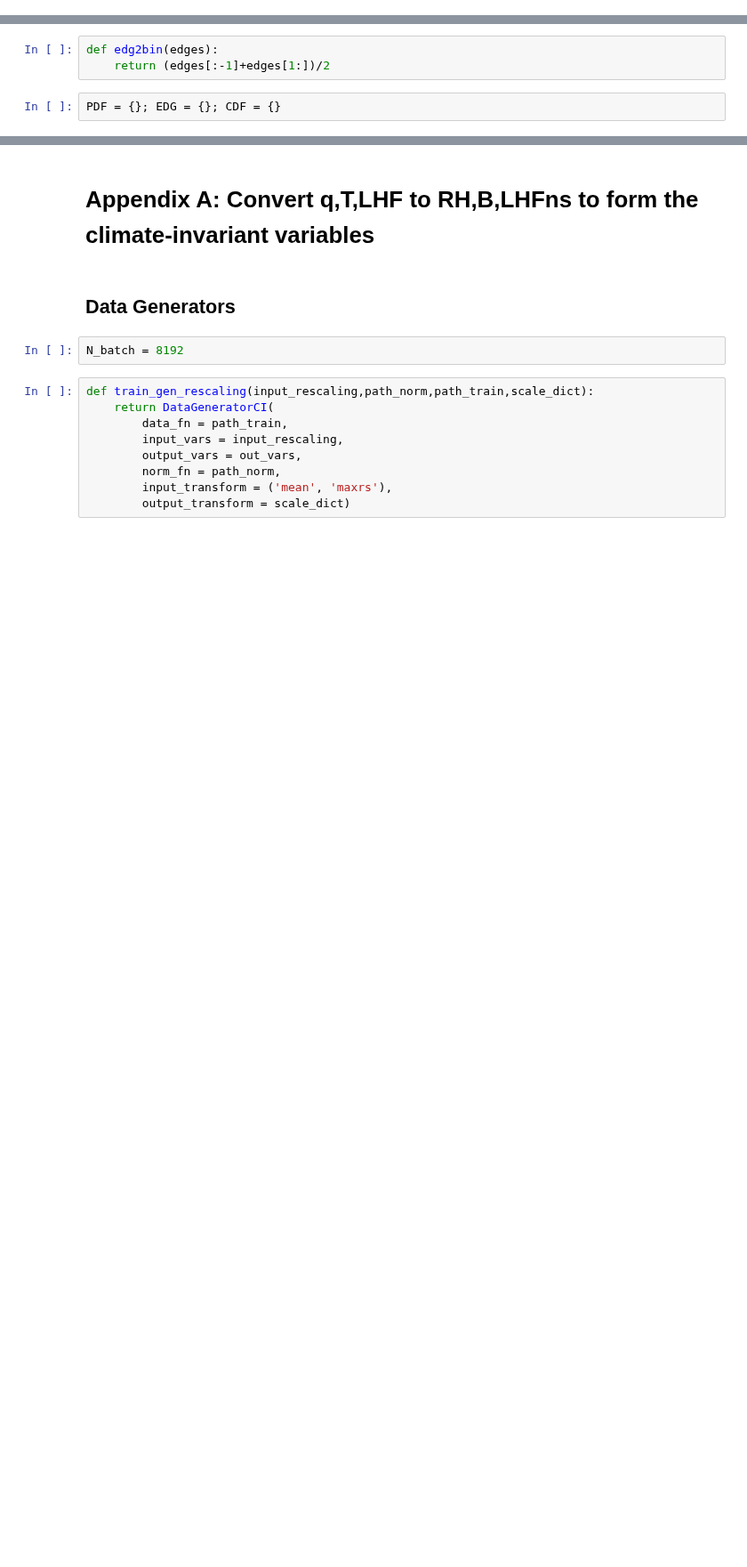
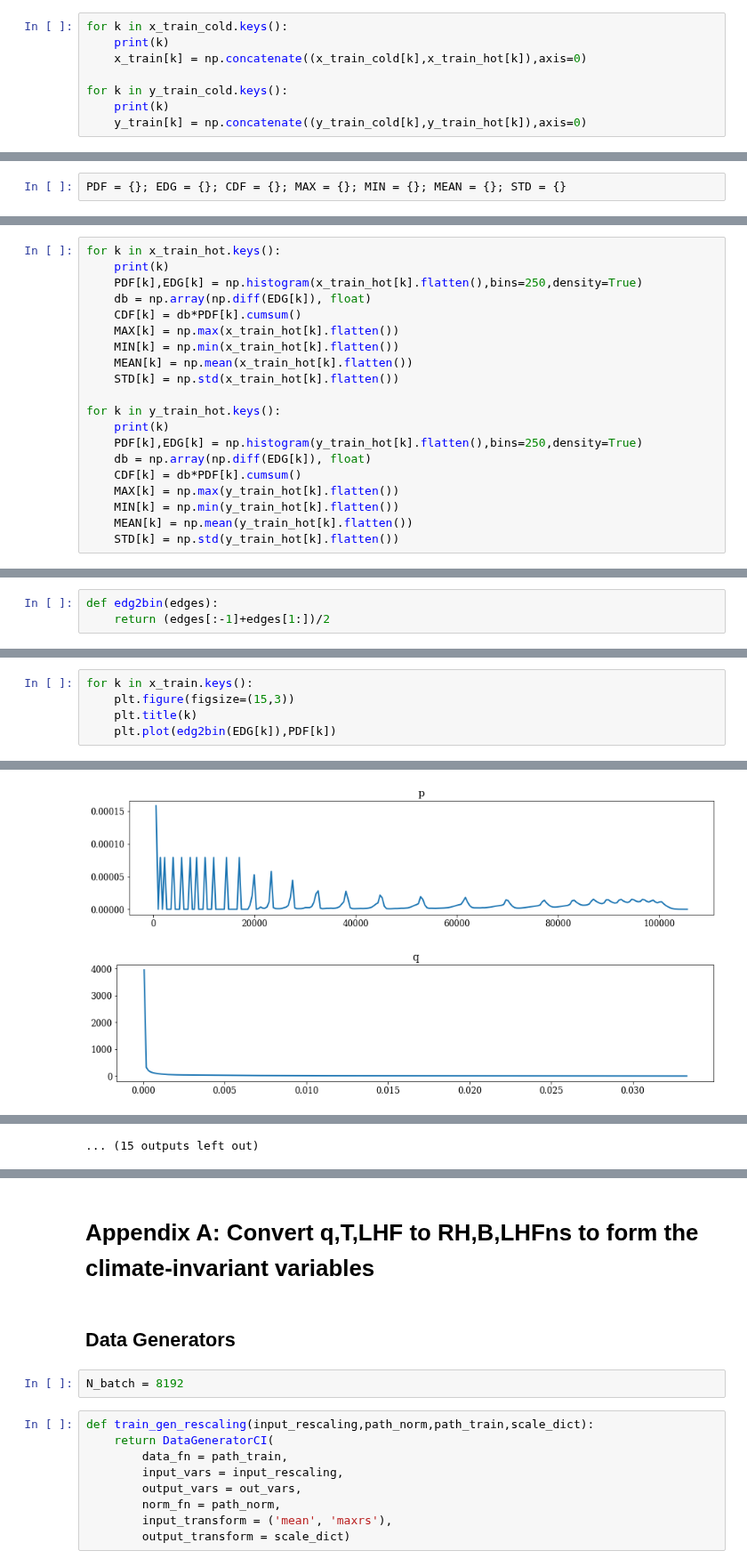
Before and after one commit to BradleyStanleyClamp/CBRAIN-CAM-MLINV, a Jupyter notebook: notebooks/tbeucler_devlog/098_Earth_Like_Equation_Discovery.ipynb, the cells around one changed output, grey strips where cells are left out. Shown at 89% size. Saved outputs shown, nothing was run; the diff lists cells and outputs as text; blank space fills up the shorter version.

```diff
--- a/notebooks/tbeucler_devlog/098_Earth_Like_Equation_Discovery.ipynb
+++ b/notebooks/tbeucler_devlog/098_Earth_Like_Equation_Discovery.ipynb
@@ -137,0 +181,8 @@ combin_keys = np.concatenate((scalar_keys,vector_keys))
+# %%
+for k in x_train_cold.keys():
+    print(k)
+    x_train[k] = np.concatenate((x_train_cold[k],x_train_hot[k]),axis=0)
+
+for k in y_train_cold.keys():
+    print(k)
+    y_train[k] = np.concatenate((y_train_cold[k],y_train_hot[k]),axis=0)
@@ -137,0 +207,2 @@ combin_keys = np.concatenate((scalar_keys,vector_keys))
+# %%
+PDF = {}; EDG = {}; CDF = {}; MAX = {}; MIN = {}; MEAN = {}; STD = {}
@@ -137,0 +291,20 @@ combin_keys = np.concatenate((scalar_keys,vector_keys))
+# %%
+for k in x_train_hot.keys():
+    print(k)
+    PDF[k],EDG[k] = np.histogram(x_train_hot[k].flatten(),bins=250,density=True)
+    db = np.array(np.diff(EDG[k]), float)
+    CDF[k] = db*PDF[k].cumsum()
+    MAX[k] = np.max(x_train_hot[k].flatten())
+    MIN[k] = np.min(x_train_hot[k].flatten())
+    MEAN[k] = np.mean(x_train_hot[k].flatten())
+    STD[k] = np.std(x_train_hot[k].flatten())
+
+for k in y_train_hot.keys():
+    print(k)
+    PDF[k],EDG[k] = np.histogram(y_train_hot[k].flatten(),bins=250,density=True)
+    db = np.array(np.diff(EDG[k]), float)
+    CDF[k] = db*PDF[k].cumsum()
+    MAX[k] = np.max(y_train_hot[k].flatten())
+    MIN[k] = np.min(y_train_hot[k].flatten())
+    MEAN[k] = np.mean(y_train_hot[k].flatten())
+    STD[k] = np.std(y_train_hot[k].flatten())
@@ -138,5 +332,3 @@ combin_keys = np.concatenate((scalar_keys,vector_keys))
 # %%
 def edg2bin(edges):
     return (edges[:-1]+edges[1:])/2
-# %%
-PDF = {}; EDG = {}; CDF = {}
@@ -166,0 +350,6 @@ LHFns
+# %%
+for k in x_train.keys():
+    plt.figure(figsize=(15,3))
+    plt.title(k)
+    plt.plot(edg2bin(EDG[k]),PDF[k])
+# %% [output]
@@ -166,0 +373,2 @@ LHFns
+[figure, added]
+[figure, added]
@@ -166,0 +384 @@ LHFns
+... (15 outputs left out)
```
Also changed, not shown: parts of 58 cells of this notebook, 2 other files.
